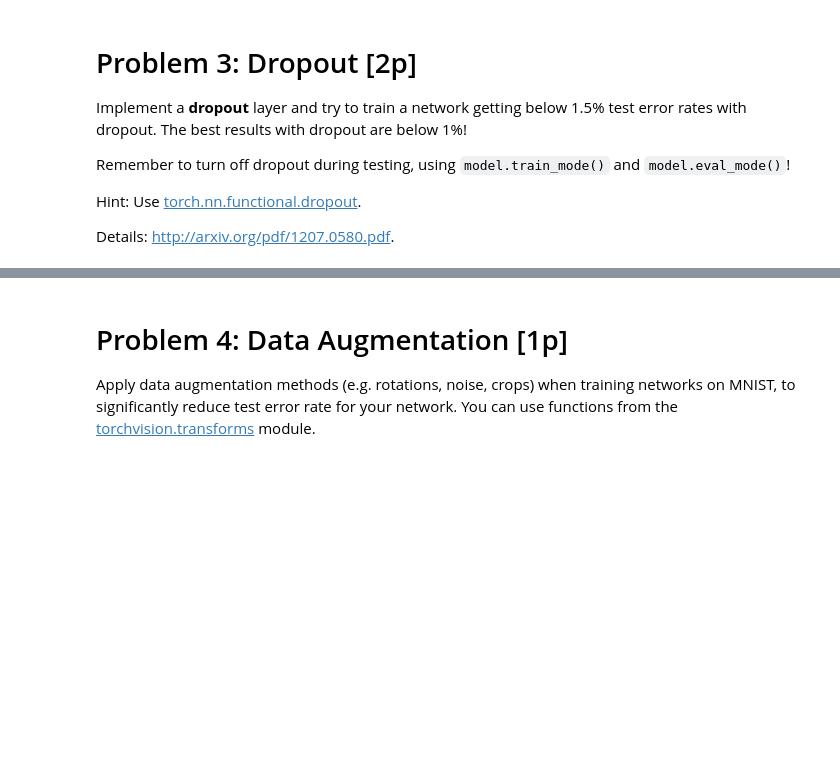
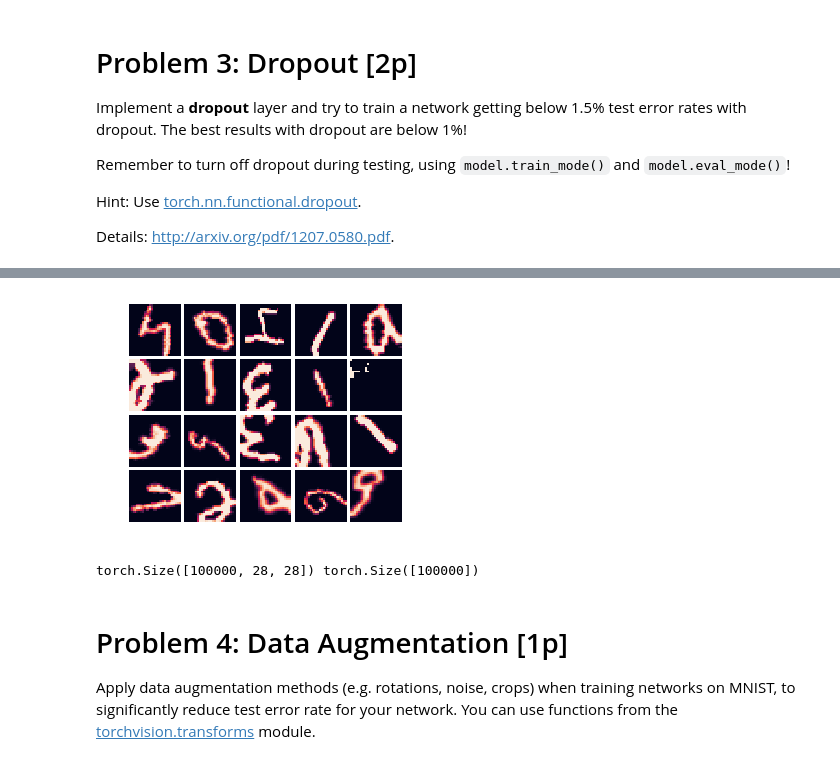
Before and after one commit to Congr00/Uni, a Jupyter notebook: Sieci Neuronowe/lab4/Assignment4.ipynb, the cells around one changed output, grey strips where cells are left out. Cells and saved outputs as stored; diff of their text form; code cells hidden in the pictures; blank space fills up the shorter version.

```diff
--- a/Sieci Neuronowe/lab4/Assignment4.ipynb
+++ b/Sieci Neuronowe/lab4/Assignment4.ipynb
@@ -525,3 +607,64 @@ Details: http://arxiv.org/pdf/1207.0580.pdf.
+# %%
+import torchvision as tv
+
+def rand_rotation(imgMatrix, deg=180):
+    rnd = tv.transforms.RandomRotation(degrees=deg)
+    pil = tv.transforms.ToPILImage()
+    tens = tv.transforms.ToTensor()
+    return tens(rnd(pil(imgMatrix))).data
+
+def rand_crop(imgMatrix):
+    #list = []
+    crop = tv.transforms.RandomResizedCrop(28, scale=(0.3, 1.0))
+    pil = tv.transforms.ToPILImage()
+    tens = tv.transforms.ToTensor()
+    return tens(crop(pil(imgMatrix))).data
+
+def rand_gray(imgMatrix):
+    gray = tv.transforms.ColorJitter(brightness=1, contrast=1, saturation=0.1)
+    pil = tv.transforms.ToPILImage()
+    tens = tv.transforms.ToTensor()
+    return tens(gray(pil(imgMatrix))).data
+
+def rand_effect(imgMatrix):
+    transf = tv.transforms.Compose([
+        tv.transforms.ToPILImage(),
+        tv.transforms.RandomRotation(180),
+        tv.transforms.RandomResizedCrop(28, scale=(0.3, 1.0)),
+        tv.transforms.ColorJitter(brightness=1, contrast=1, saturation=0.1),
+        tv.transforms.ToTensor()])
+    return transf(imgMatrix)
+
+
+plot_mat (torch.stack([rand_effect(img[None, :, :]) for img in _train.train_data[:20]])[:,-1].numpy()[:,None])
+# %% [output]
+[figure, added]
+# %%
+_train = torchvision.datasets.MNIST(
+    data_path, train=True, download=True, transform=transform)
+
+aug_number = 50000
+
+_train.train_data = _train.train_data[:50000]
+_train.train_labels = _train.train_labels[:50000]
+
+_rand_data = (255*torch.stack([rand_effect(img[None,:,:]) for img in _train.train_data[:aug_number]])[:,-1]).byte()
+_train.train_data = torch.cat((_train.train_data, _rand_data), 0)
+_train.train_labels = torch.cat((_train.train_labels, _train.train_labels[:aug_number]), 0)
+
+print _train.train_data.shape, _train.train_labels.shape
+
+
+mnist_loaders = {
+    'train': torch.utils.data.DataLoader(
+        _train, batch_size=batch_size, shuffle=True,
+        pin_memory=True, num_workers=10),
+    'valid': torch.utils.data.DataLoader(
+        _valid, batch_size=batch_size, shuffle=False),
+    'test': torch.utils.data.DataLoader(
+        _test, batch_size=batch_size, shuffle=False)}
+# %% [output]
+torch.Size([100000, 28, 28]) torch.Size([100000])
 # %% [markdown]
 # Problem 4: Data Augmentation [1p]
 
```
Also changed, not shown: parts of 8 cells of this notebook, 43 other files.
